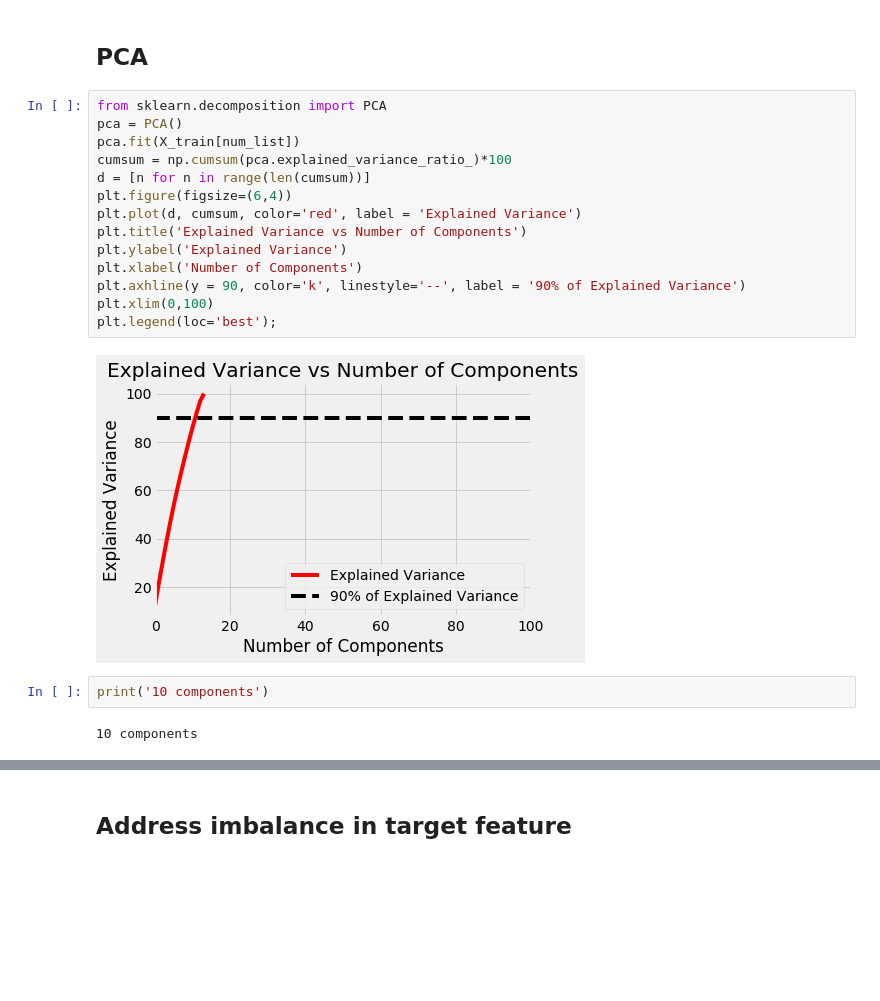
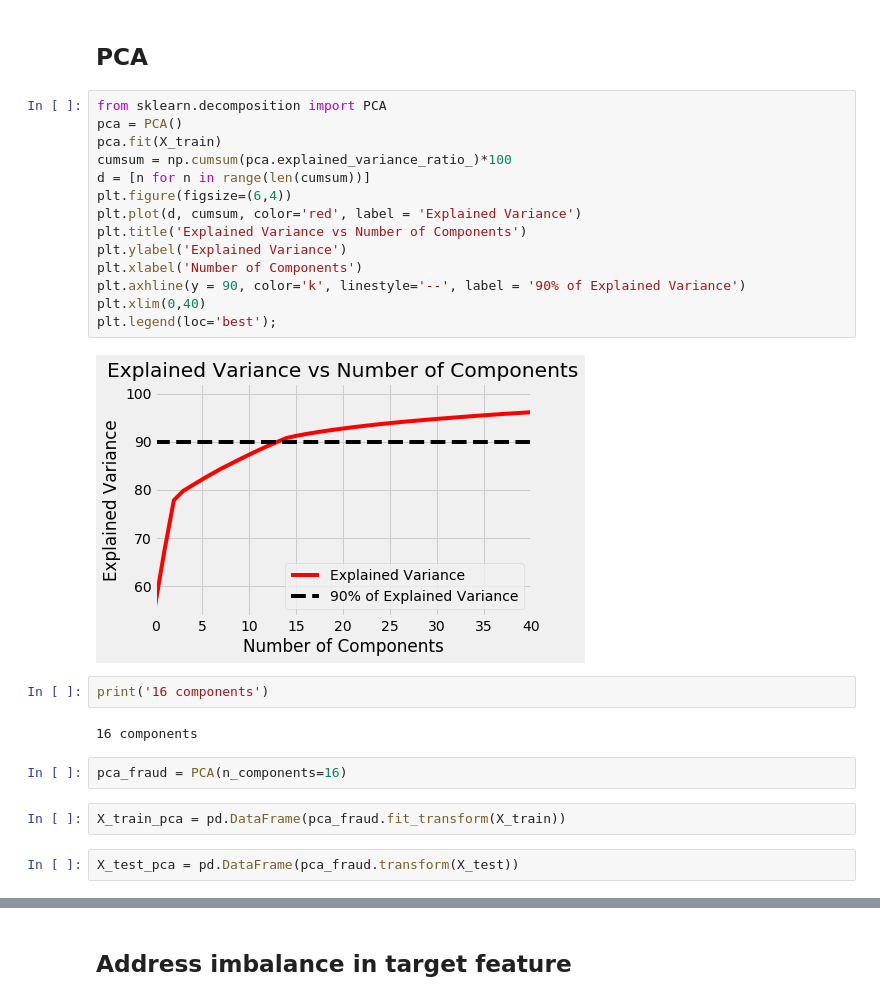
Before and after one commit to ArielJosephCohen/capstone, a Jupyter notebook: Notebook.ipynb, the cells around one changed output, grey strips where cells are left out. Drawn from its saved outputs; the diff is of its cells as text; blank space fills up the shorter version.

```diff
--- a/Notebook.ipynb
+++ b/Notebook.ipynb
@@ -678,20 +678,26 @@ for col in num_list:
 # %%
 from sklearn.decomposition import PCA
 pca = PCA()
-pca.fit(X_train[num_list])
+pca.fit(X_train)
 cumsum = np.cumsum(pca.explained_variance_ratio_)*100
 d = [n for n in range(len(cumsum))]
 plt.figure(figsize=(6,4))
 plt.plot(d, cumsum, color='red', label = 'Explained Variance')
 plt.title('Explained Variance vs Number of Components')
 plt.ylabel('Explained Variance')
 plt.xlabel('Number of Components')
 plt.axhline(y = 90, color='k', linestyle='--', label = '90% of Explained Variance')
-plt.xlim(0,100)
+plt.xlim(0,40)
 plt.legend(loc='best');
 # %% [output]
-[figure, old version]
+[figure, new version]
 # %%
-print('10 components')
+print('16 components')
 # %% [output]
-10 components
+16 components
+# %%
+pca_fraud = PCA(n_components=16)
+# %%
+X_train_pca = pd.DataFrame(pca_fraud.fit_transform(X_train))
+# %%
+X_test_pca = pd.DataFrame(pca_fraud.transform(X_test))
```
Also changed, not shown: parts of 29 cells of this notebook.
